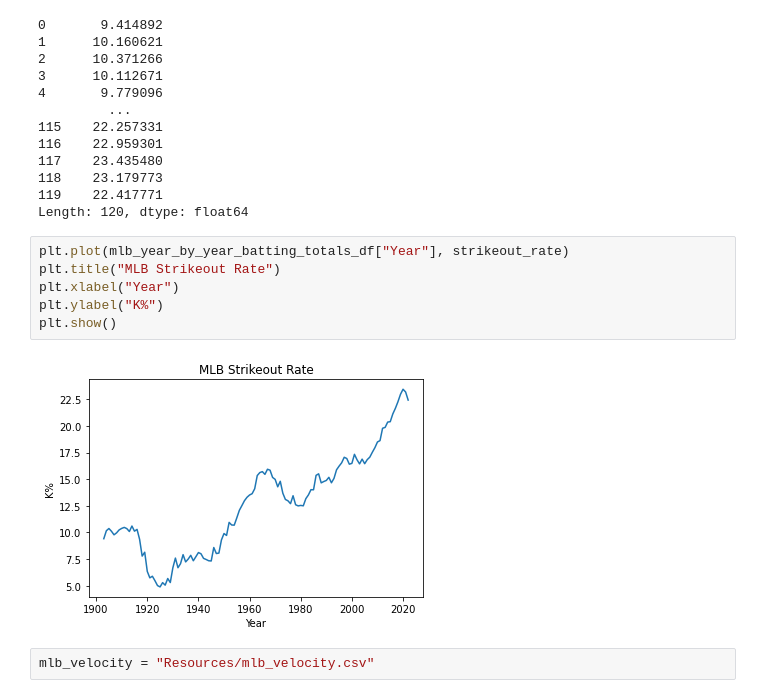
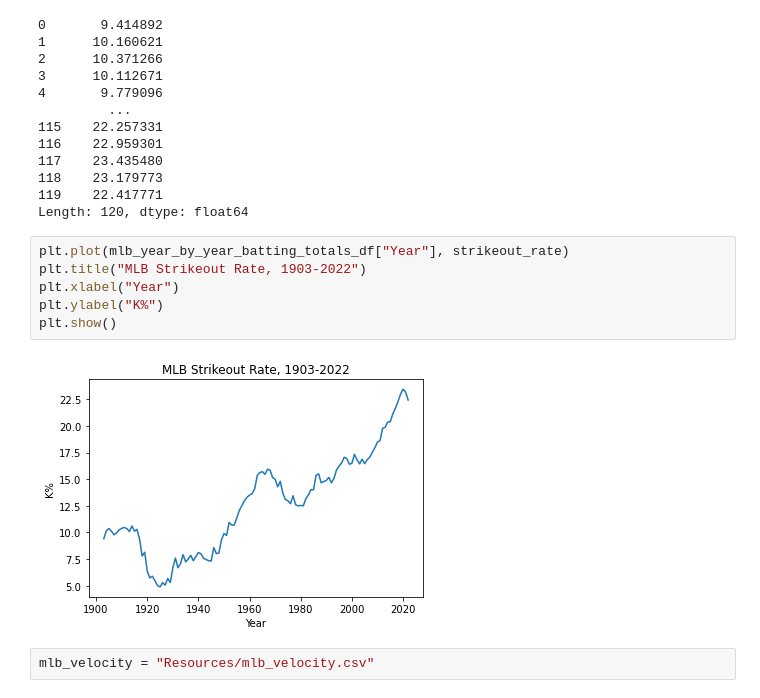
Before and after one commit to amcclure0/All_Rise_Project1, a Jupyter notebook: testing.ipynb, the cells around one changed output. Saved outputs shown, nothing was run; the diff lists cells and outputs as text.

```diff
--- a/testing.ipynb
+++ b/testing.ipynb
@@ -196,12 +175,12 @@ strikeout_rate
 Length: 120, dtype: float64
 # %%
 plt.plot(mlb_year_by_year_batting_totals_df["Year"], strikeout_rate)
-plt.title("MLB Strikeout Rate")
+plt.title("MLB Strikeout Rate, 1903-2022")
 plt.xlabel("Year")
 plt.ylabel("K%")
 plt.show()
 # %% [output]
-[figure, old version]
+[figure, new version]
 # %%
 mlb_velocity = "Resources/mlb_velocity.csv"
 # %%
```
Also changed, not shown: parts of 15 cells of this notebook.
